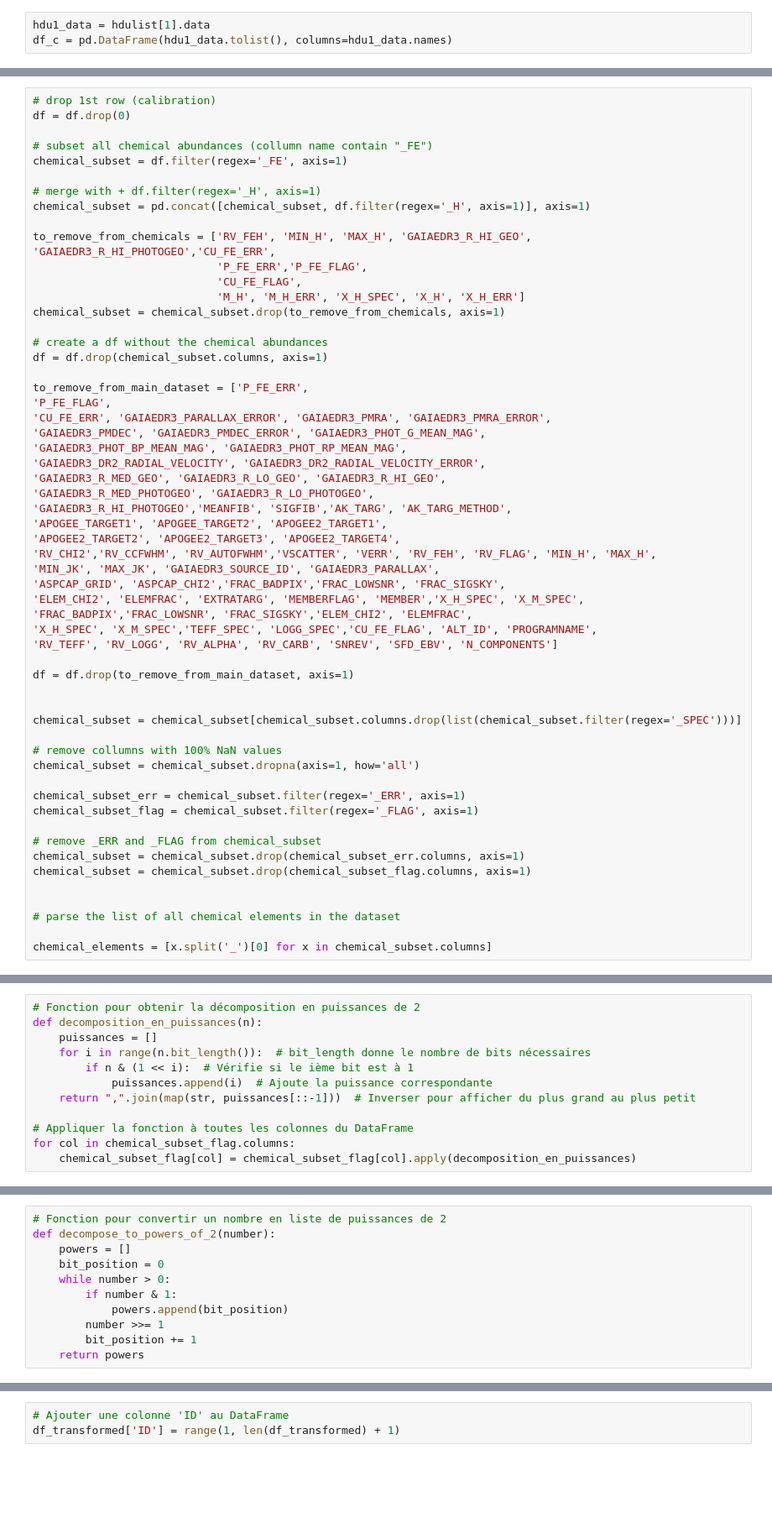
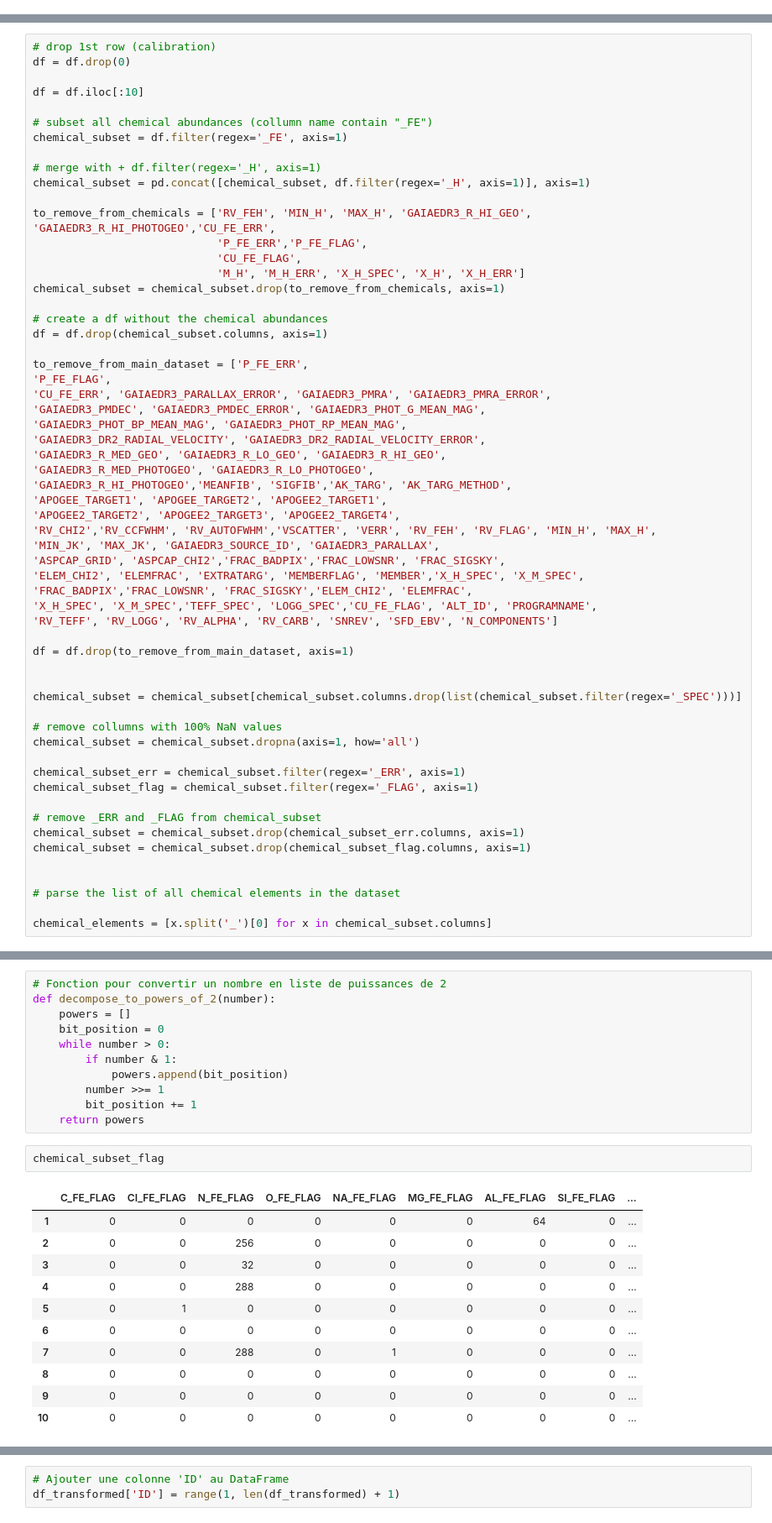
Before and after one commit to astrodeepnet/students-project-2024, a Jupyter notebook: pipeline.ipynb, the cells around one changed output, grey strips where cells are left out. Shown at 84% size. Drawn from its saved outputs; the diff is of its cells as text; blank space fills up the shorter version.

Commit message:
update pipeline to parse flags

```diff
--- a/pipeline.ipynb
+++ b/pipeline.ipynb
@@ -2,9 +2,6 @@
 import numpy as np
 import pandas as pd
 from astropy.io import fits
-# %%
-hdu1_data = hdulist[1].data
-df_c = pd.DataFrame(hdu1_data.tolist(), columns=hdu1_data.names)
 # %%
 # keep 10 rows TODO : REMOVE for the real pipeline
 df_c = df_c.head(10)
@@ -13,6 +10,8 @@ df = df_c # used a s backup since df_c takes 5 minutes to load
 # %%
 # drop 1st row (calibration)
 df = df.drop(0)
+
+df = df.iloc[:10]
 
 # subset all chemical abundances (collumn name contain "_FE")
 chemical_subset = df.filter(regex='_FE', axis=1)
@@ -364,15 +363,3 @@ print(chemicals_flag_bitmask_df)
 18              Spectroscopically identified RGB star
 19                   DR16: use MS gravity calibration
 20    DR16: use RBG/MS transition gravity calibration
-# %%
-# Fonction pour obtenir la décomposition en puissances de 2
-def decomposition_en_puissances(n):
-    puissances = []
-    for i in range(n.bit_length()):  # bit_length donne le nombre de bits nécessaires
-        if n & (1 << i):  # Vérifie si le ième bit est à 1
-            puissances.append(i)  # Ajoute la puissance correspondante
-    return ",".join(map(str, puissances[::-1]))  # Inverser pour afficher du plus grand au plus petit
-
-# Appliquer la fonction à toutes les colonnes du DataFrame
-for col in chemical_subset_flag.columns:
-    chemical_subset_flag[col] = chemical_subset_flag[col].apply(decomposition_en_puissances)
@@ -402,6 +374,20 @@ def decompose_to_powers_of_2(number):
         number >>= 1
         bit_position += 1
     return powers
+# %%
+chemical_subset_flag
+# %% [output]
+|  | C_FE_FLAG | CI_FE_FLAG | N_FE_FLAG | O_FE_FLAG | NA_FE_FLAG | MG_FE_FLAG | AL_FE_FLAG | SI_FE_FLAG | ... |
+| 1 | 0 | 0 | 0 | 0 | 0 | 0 | 64 | 0 | ... |
+| 2 | 0 | 0 | 256 | 0 | 0 | 0 | 0 | 0 | ... |
+| 3 | 0 | 0 | 32 | 0 | 0 | 0 | 0 | 0 | ... |
+| 4 | 0 | 0 | 288 | 0 | 0 | 0 | 0 | 0 | ... |
+| 5 | 0 | 1 | 0 | 0 | 0 | 0 | 0 | 0 | ... |
+| 6 | 0 | 0 | 0 | 0 | 0 | 0 | 0 | 0 | ... |
+| 7 | 0 | 0 | 288 | 0 | 1 | 0 | 0 | 0 | ... |
+| 8 | 0 | 0 | 0 | 0 | 0 | 0 | 0 | 0 | ... |
+| 9 | 0 | 0 | 0 | 0 | 0 | 0 | 0 | 0 | ... |
+| 10 | 0 | 0 | 0 | 0 | 0 | 0 | 0 | 0 | ... |
 # %%
 # Appliquer cette fonction sur chaque valeur du dataframe
 df_transformed = chemical_subset_flag.applymap(decompose_to_powers_of_2)
```
Also changed, not shown: parts of 8 cells of this notebook.
